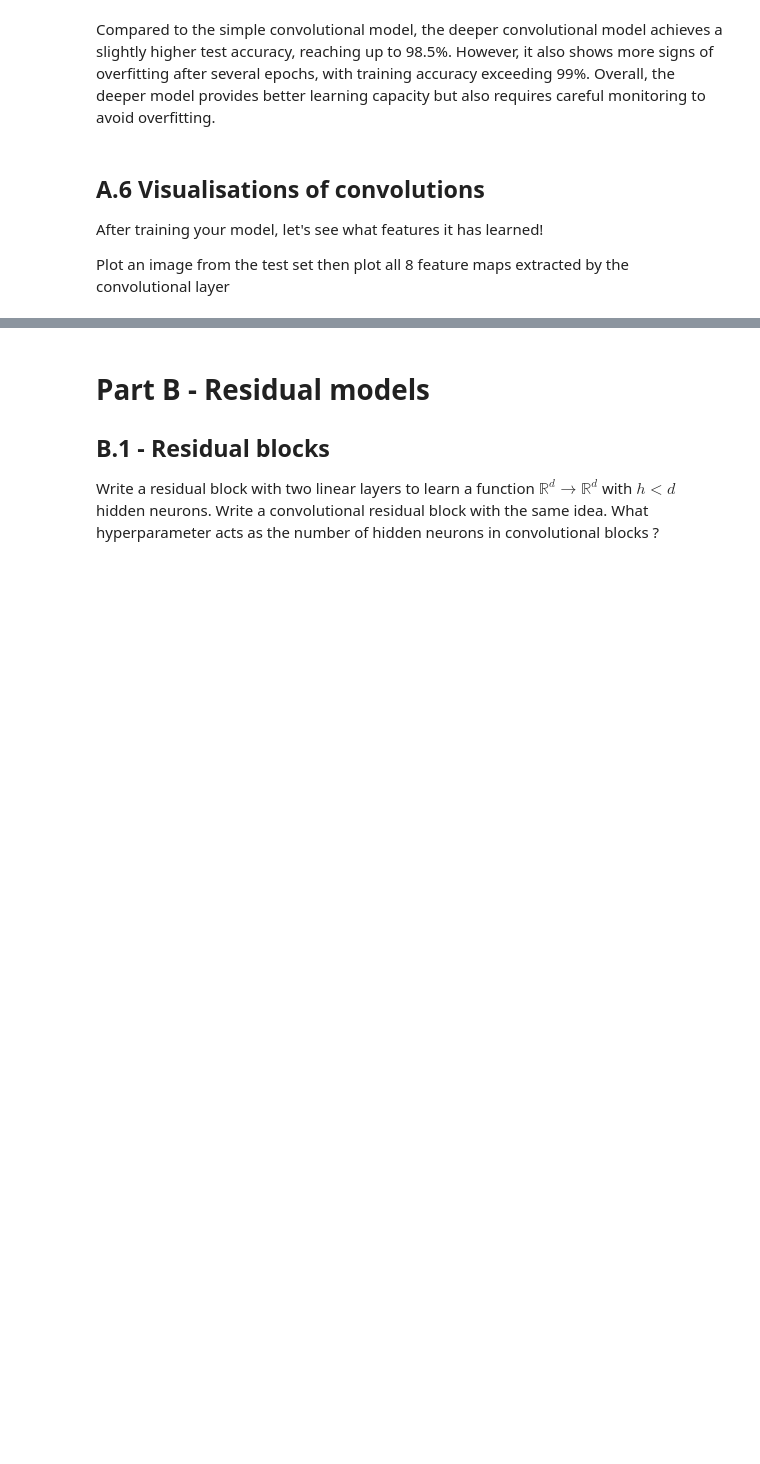
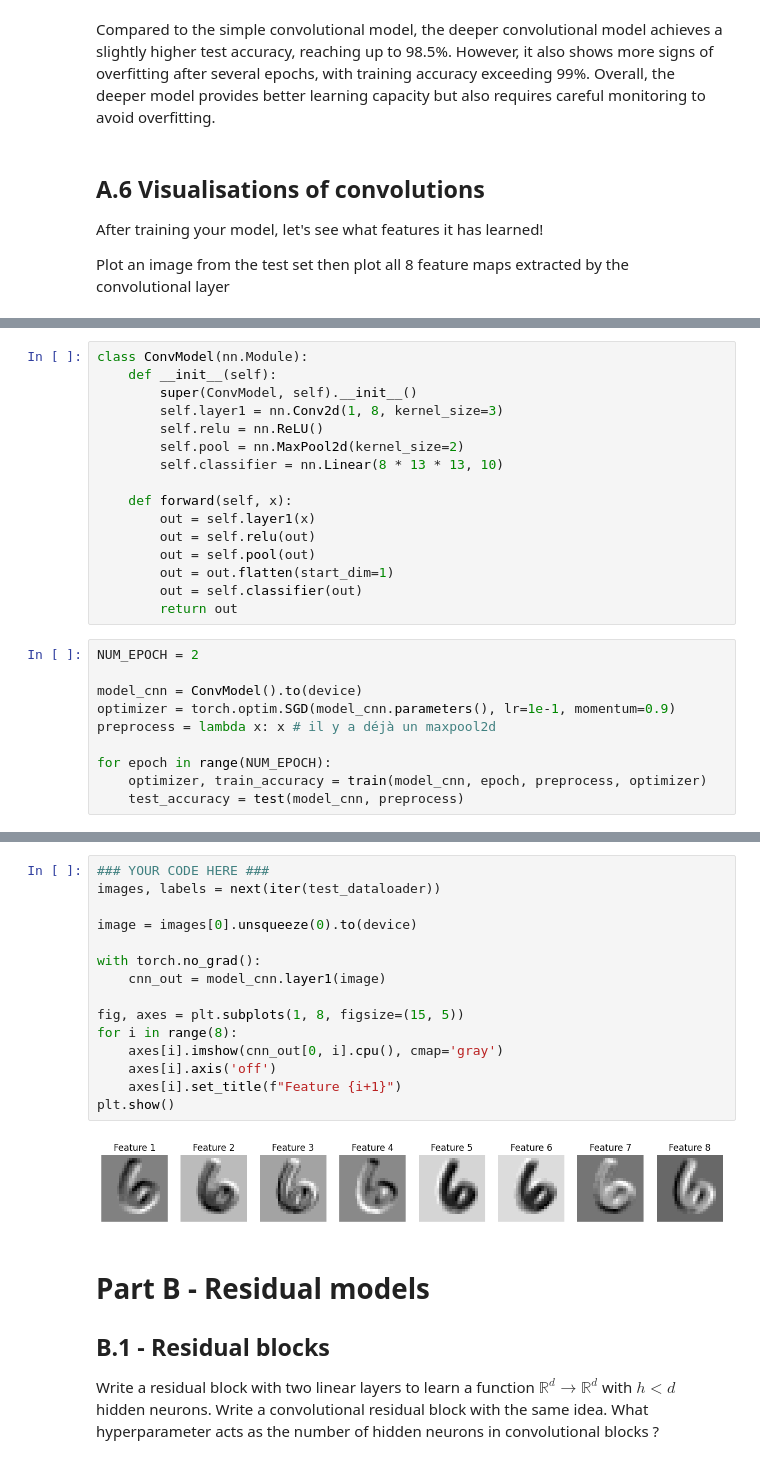
Before and after one commit to lzabar/ensae_dl_pw1, a Jupyter notebook: notebook.ipynb, the cells around one changed output, grey strips where cells are left out. Drawn from its saved outputs; the diff is of its cells as text; blank space fills up the shorter version.

```diff
--- a/notebook.ipynb
+++ b/notebook.ipynb
@@ -387,0 +382,26 @@ plt.show()
+# %%
+class ConvModel(nn.Module):
+    def __init__(self):
+        super(ConvModel, self).__init__()
+        self.layer1 = nn.Conv2d(1, 8, kernel_size=3)
+        self.relu = nn.ReLU()
+        self.pool = nn.MaxPool2d(kernel_size=2)
+        self.classifier = nn.Linear(8 * 13 * 13, 10)
+
+    def forward(self, x):
+        out = self.layer1(x)
+        out = self.relu(out)
+        out = self.pool(out)
+        out = out.flatten(start_dim=1)
+        out = self.classifier(out)
+        return out
+# %%
+NUM_EPOCH = 2
+
+model_cnn = ConvModel().to(device)
+optimizer = torch.optim.SGD(model_cnn.parameters(), lr=1e-1, momentum=0.9)
+preprocess = lambda x: x # il y a déjà un maxpool2d
+
+for epoch in range(NUM_EPOCH):
+    optimizer, train_accuracy = train(model_cnn, epoch, preprocess, optimizer)
+    test_accuracy = test(model_cnn, preprocess)
@@ -388,3 +413,20 @@ plt.show()
+# %%
+### YOUR CODE HERE ###
+images, labels = next(iter(test_dataloader))
+
+image = images[0].unsqueeze(0).to(device)
+
+with torch.no_grad():
+    cnn_out = model_cnn.layer1(image)
+
+fig, axes = plt.subplots(1, 8, figsize=(15, 5))
+for i in range(8):
+    axes[i].imshow(cnn_out[0, i].cpu(), cmap='gray')
+    axes[i].axis('off')
+    axes[i].set_title(f"Feature {i+1}")
+plt.show()
+# %% [output]
+[figure, added]
 # %% [markdown]
 # Part B - Residual models
 
```
Also changed, not shown: parts of 17 cells of this notebook.
